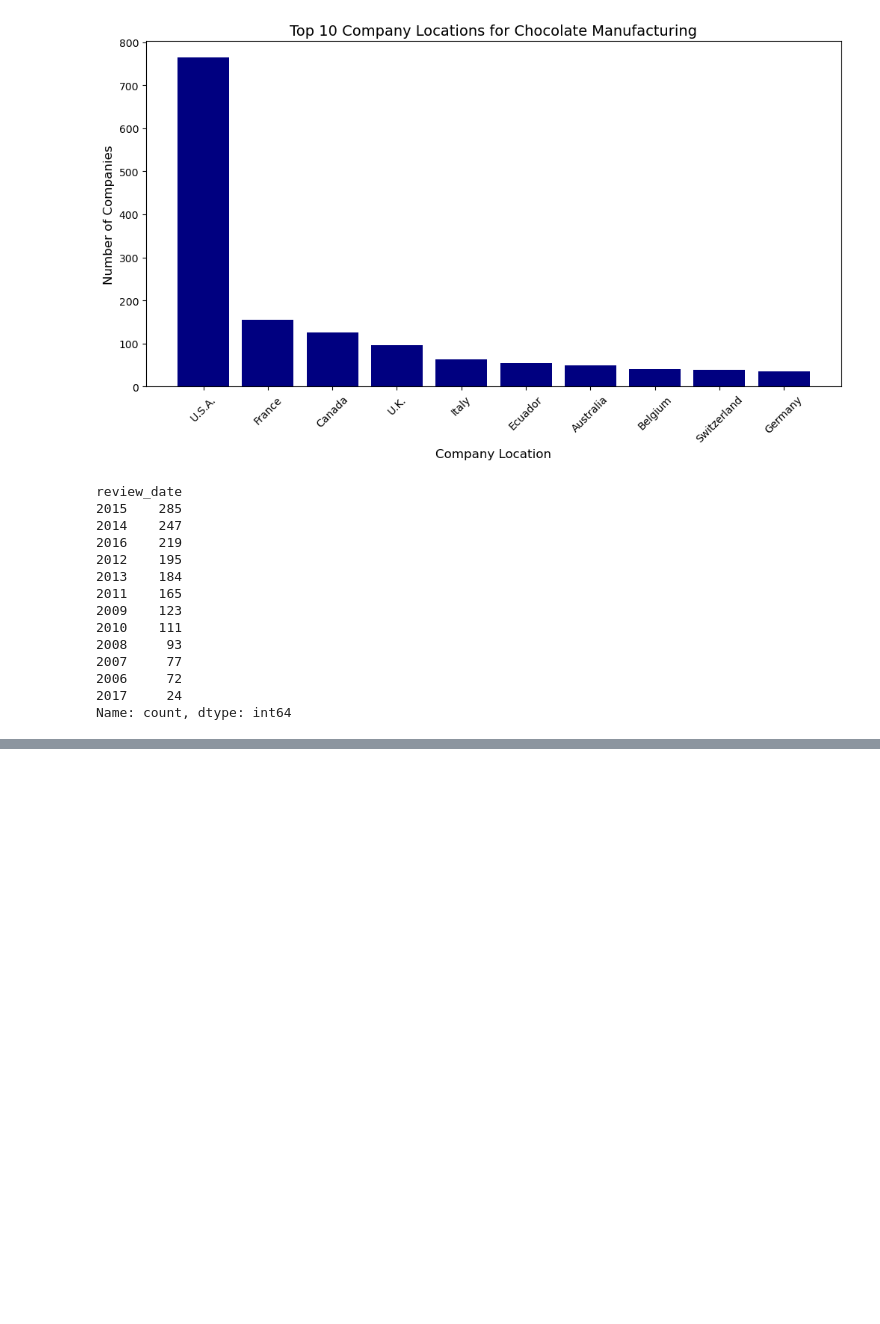
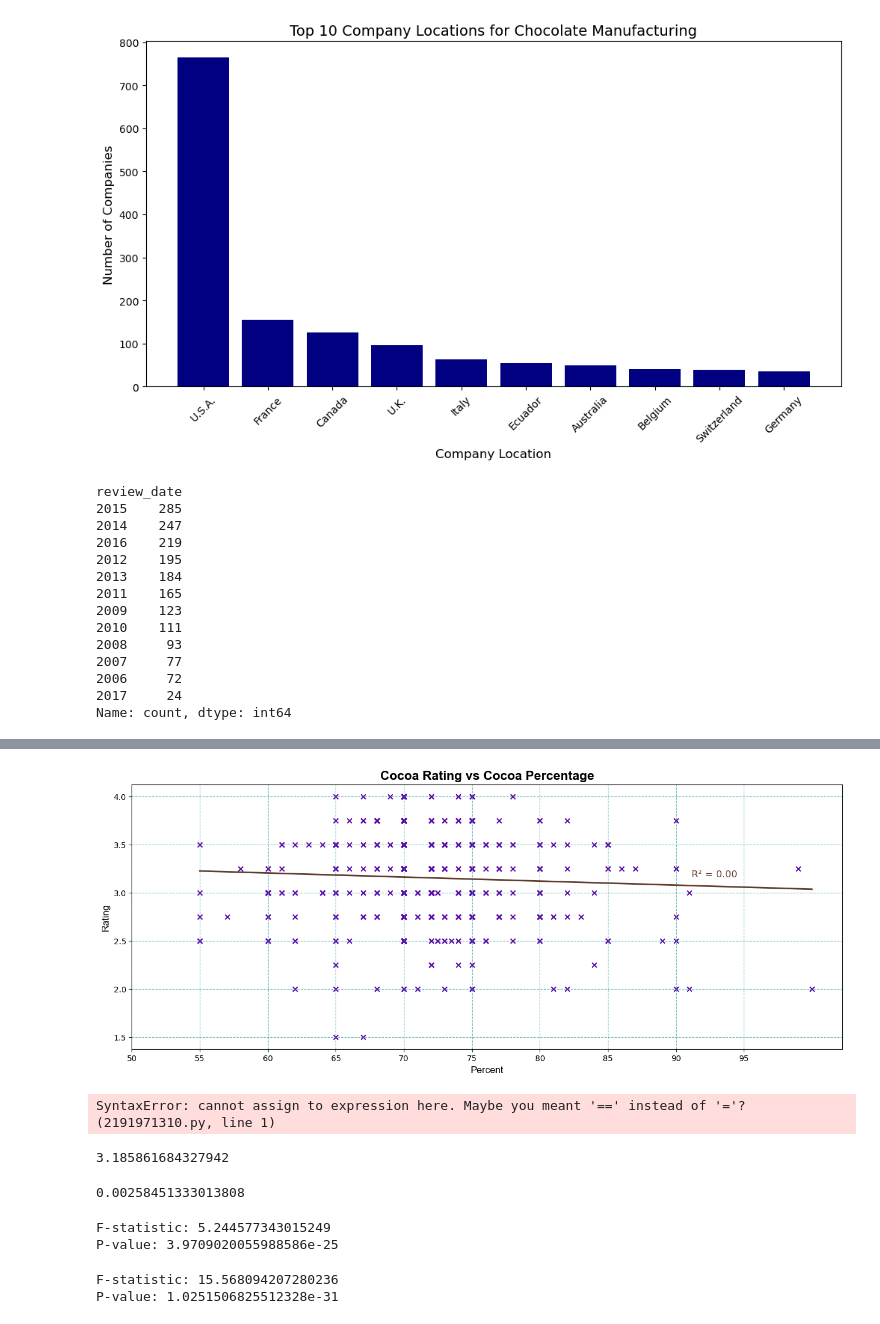
Before and after one commit to mmitry/project-1-group-02, a Jupyter notebook: eewimmer/chocolate_eewimmer.ipynb, the cells around one changed output, grey strips where cells are left out. Saved outputs shown, nothing was run; the diff lists cells and outputs as text; code cells hidden in the pictures; blank space fills up the shorter version.

```diff
--- a/eewimmer/chocolate_eewimmer.ipynb
+++ b/eewimmer/chocolate_eewimmer.ipynb
@@ -751,0 +313,74 @@ Thx,
+# %%
+# Sort Cocoa Percentage for US only
+us_chocolate = chocolate[chocolate['company_location'].isin(['U.S.A.'])]
+# %%
+
+us_chocolate = us_chocolate.sort_values(by='cocoa_percent', ascending=True)
+# Build scatter plot for latitude vs. temperature
+# make a scatter plot
+# Change Canvas Size
+plt.figure(figsize=(16, 6))
+# Create a basic plot
+plt.scatter(us_chocolate.cocoa_percent, us_chocolate.rating, color="#5C08AC", marker="x")
+
+#regression line
+slope, intercept, rvalue, pvalue, stderr = linregress(us_chocolate.cocoa_percent, us_chocolate.rating)
+regression_line = slope * us_chocolate.cocoa_percent + intercept
+plt.plot(us_chocolate.cocoa_percent, regression_line, color="#5E3D2B", linewidth=2, label='Regression Line')
+r_squared = rvalue**2
+lt.text(0.82, 0.65, f'R² = {r_squared:.2f}', transform=plt.gca().transAxes, fontsize=12, color="#5E3D2B", ha='center')
+
+# Customizations
+ticks = np.arange(50, 100, 5)
+plt.xticks(ticks)
+# Change colors
+# Add in reference lines
+# Add Labels/Title
+plt.xlabel("Percent", fontfamily="Arial", fontsize=12)
+plt.ylabel("Rating", fontfamily="Arial", fontsize=12)
+plt.title("Cocoa Rating vs Cocoa Percentage", fontweight="bold", fontsize=16, fontfamily="Arial")
+# Add in a background grid
+plt.grid(linestyle="--", color="#199296", alpha=0.75)
+plt.text(0.82, 0.65, f'R² = {r_squared:.2f}', transform=plt.gca().transAxes, fontsize=12, color="#5E3D2B", ha='center')
+# Show plot
+plt.show()
+# %% [output]
+[figure, added]
+# %%
+statistic, p-value = stats.kruskal(ratings, broad_bean_origin, cocoa_percent)
+print("Kruskal-Wallis statistic:", statistic)
+print("p-value:", p_value)
+# %% [output]
+SyntaxError: cannot assign to expression here. Maybe you meant '==' instead of '='? (2191971310.py, line 1)
+# %%
+chocolate['rating'].mean()
+# %% [output]
+3.185861684327942
+# %%
+print(r_squared)
+# %% [output]
+0.00258451333013808
+# %%
+# Group the data by the categorical variable and collect the ratings
+chocolate_grouped = [group["rating"].values for name, group in chocolate.groupby("cocoa_percent")]
+
+# Perform ANOVA
+f_statistic, p_value = stats.f_oneway(*chocolate_grouped)
+
+print("F-statistic:", f_statistic)
+print("P-value:", p_value)
+# %% [output]
+F-statistic: 5.244577343015249
+P-value: 3.9709020055988586e-25
+# %%
+# Group the data by the categorical variable and collect the ratings
+chocolate_grouped2 = [group["review_date"].values for name, group in chocolate.groupby("rating")]
+
+# Perform ANOVA
+f_statistic, p_value = stats.f_oneway(*chocolate_grouped2)
+
+print("F-statistic:", f_statistic)
+print("P-value:", p_value)
+# %% [output]
+F-statistic: 15.568094207280236
+P-value: 1.0251506825512328e-31
```
Also changed, not shown: parts of 89 cells of this notebook.
